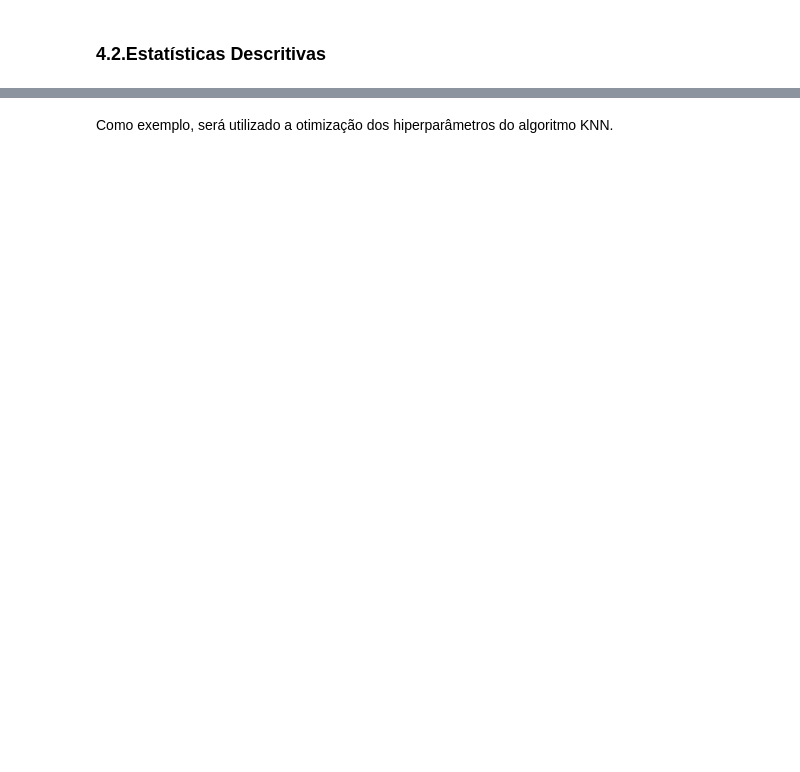
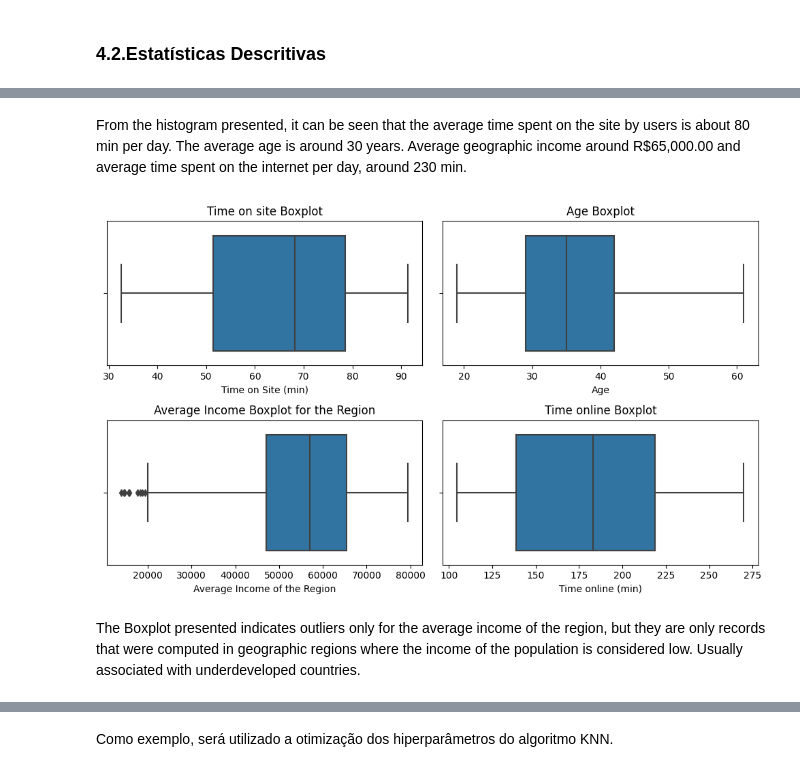
Before and after one commit to higordevellard/Machine_Learning_Advertisiment_Views, a Jupyter notebook: machine_learning_advertisement.ipynb, the cells around one changed output, grey strips where cells are left out. Drawn from its saved outputs; the diff is of its cells as text; code cells hidden in the pictures; blank space fills up the shorter version.

```diff
--- a/machine_learning_advertisement.ipynb
+++ b/machine_learning_advertisement.ipynb
@@ -536,0 +201,35 @@ um novo algoritmo apresentou melhor acuracia, sendo a regressão logística com
+# %% [markdown]
+From the histogram presented, it can be seen that the average time spent on the site by users is about 80 min per day. The average age is around 30 years. Average geographic income around R$65,000.00 and average time spent on the internet per day, around 230 min.
+# %%
+# Create a subplot with two rows and two columns
+fig, axs = plt.subplots(nrows=2, ncols=2, figsize=(10, 6))
+
+# Plot the Time_on_site boxplot
+sns.boxplot(x='Time_on_site', data=dataset, ax=axs[0, 0])
+axs[0, 0].set_title("Time on site Boxplot")
+axs[0, 0].set_xlabel("Time on Site (min)")
+
+# Plot the Age boxplot
+sns.boxplot(x="Age", data=dataset, ax=axs[0, 1])
+axs[0, 1].set_title("Age Boxplot")
+axs[0, 1].set_xlabel("Age")
+
+# Plot the Income_avg_region boxplot
+sns.boxplot(x='Avg_regional_income', data=dataset, ax=axs[1, 0])
+axs[1, 0].set_title("Average Income Boxplot for the Region")
+axs[1, 0].set_xlabel("Average Income of the Region")
+
+# Plot the time_online boxplot
+sns.boxplot(x='Time_online', data=dataset, ax=axs[1, 1])
+axs[1, 1].set_title("Time online Boxplot")
+axs[1, 1].set_xlabel("Time online (min)")
+
+# Layout tweak
+plt.tight_layout()
+
+# Display of boxplots
+plt.show()
+# %% [output]
+[figure, added]
+# %% [markdown]
+The Boxplot presented indicates outliers only for the average income of the region, but they are only records that were computed in geographic regions where the income of the population is considered low. Usually associated with underdeveloped countries.
```
Also changed, not shown: parts of 97 cells of this notebook.
